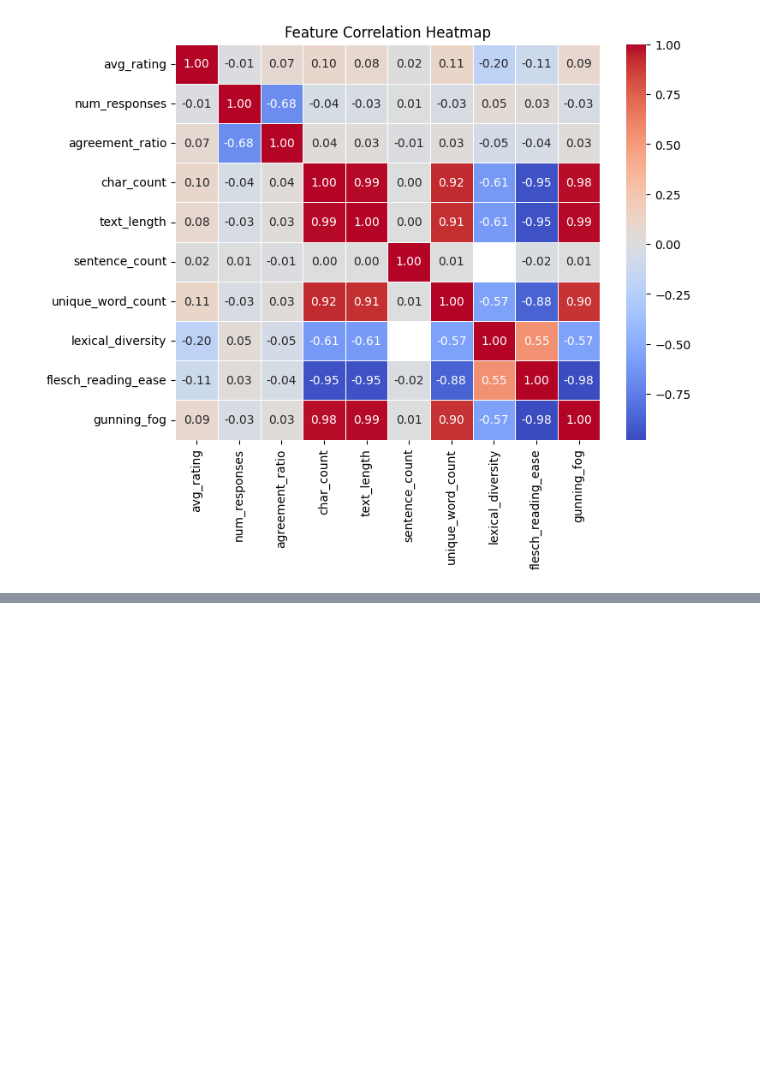
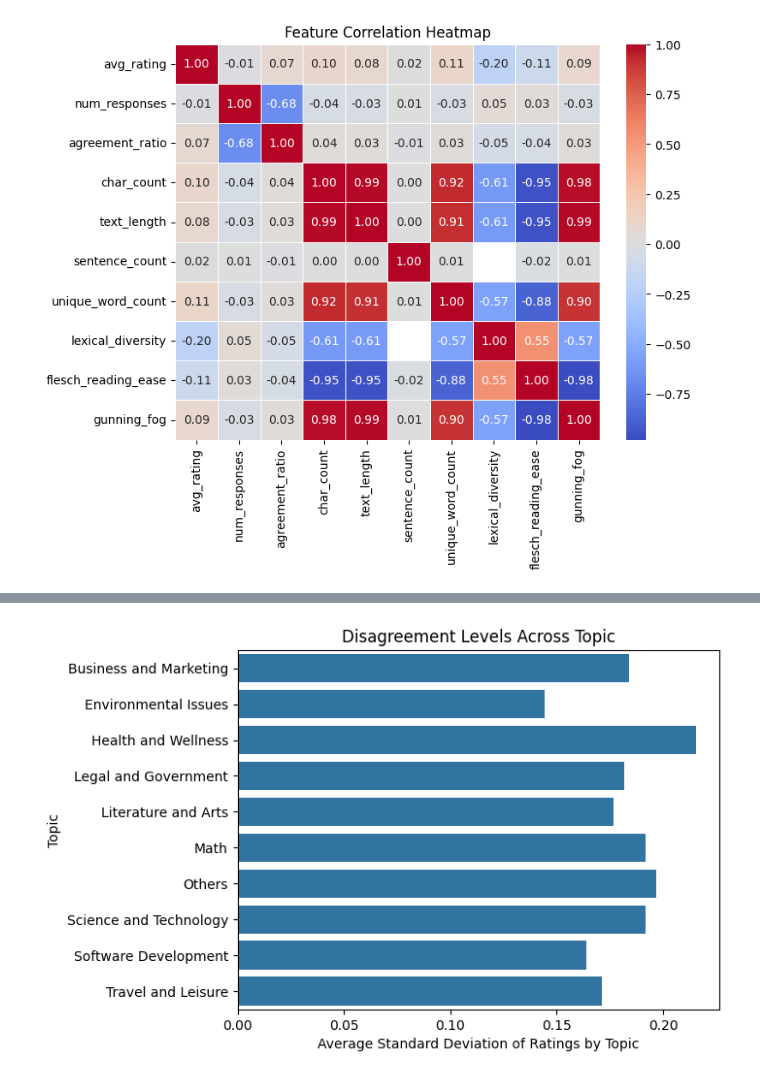
Before and after one commit to GSA/Customer-Data-Survey-Analysis, a Jupyter notebook: Notebooks/Classifier/Exploratory Data Analysis for Classifier.ipynb, the cells around one changed output, grey strips where cells are left out. Cells and saved outputs as stored; diff of their text form; code cells hidden in the pictures; blank space fills up the shorter version.

```diff
--- a/Notebooks/Classifier/Exploratory Data Analysis for Classifier.ipynb
+++ b/Notebooks/Classifier/Exploratory Data Analysis for Classifier.ipynb
@@ -1130,0 +1312,12 @@ plt.show()
+# %%
+# Group by Kind category and compute average disagreeement
+topic_disagreement = df.groupby("topic")["response_std"].mean().reset_index()
+
+# Plot
+sns.barplot(data=topic_disagreement, x="response_std", y="topic")
+plt.xlabel("Average Standard Deviation of Ratings by Topic")
+plt.ylabel("Topic")
+plt.title("Disagreement Levels Across Topic")
+plt.show()
+# %% [output]
+[figure, added]
```
Also changed, not shown: parts of 24 cells of this notebook.
